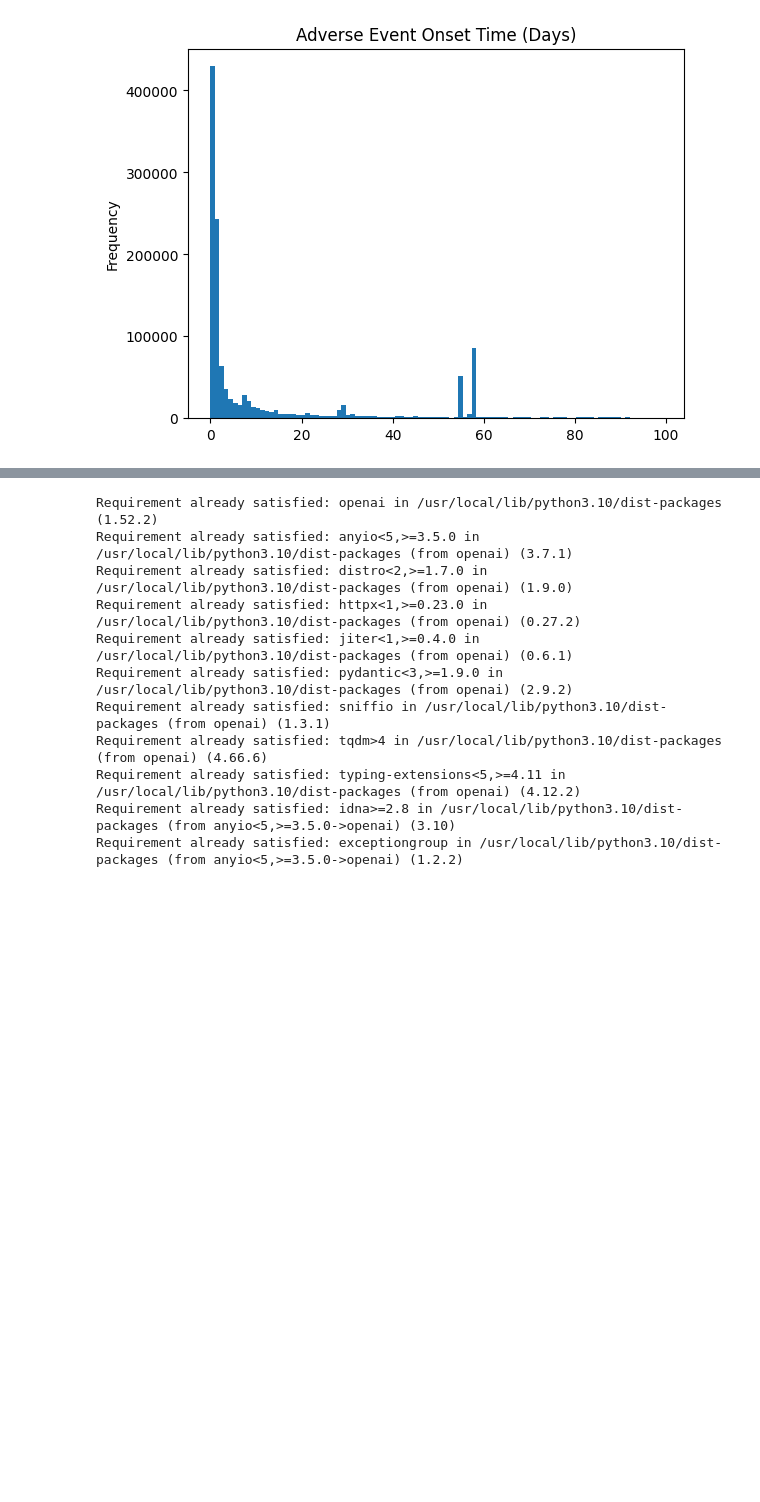
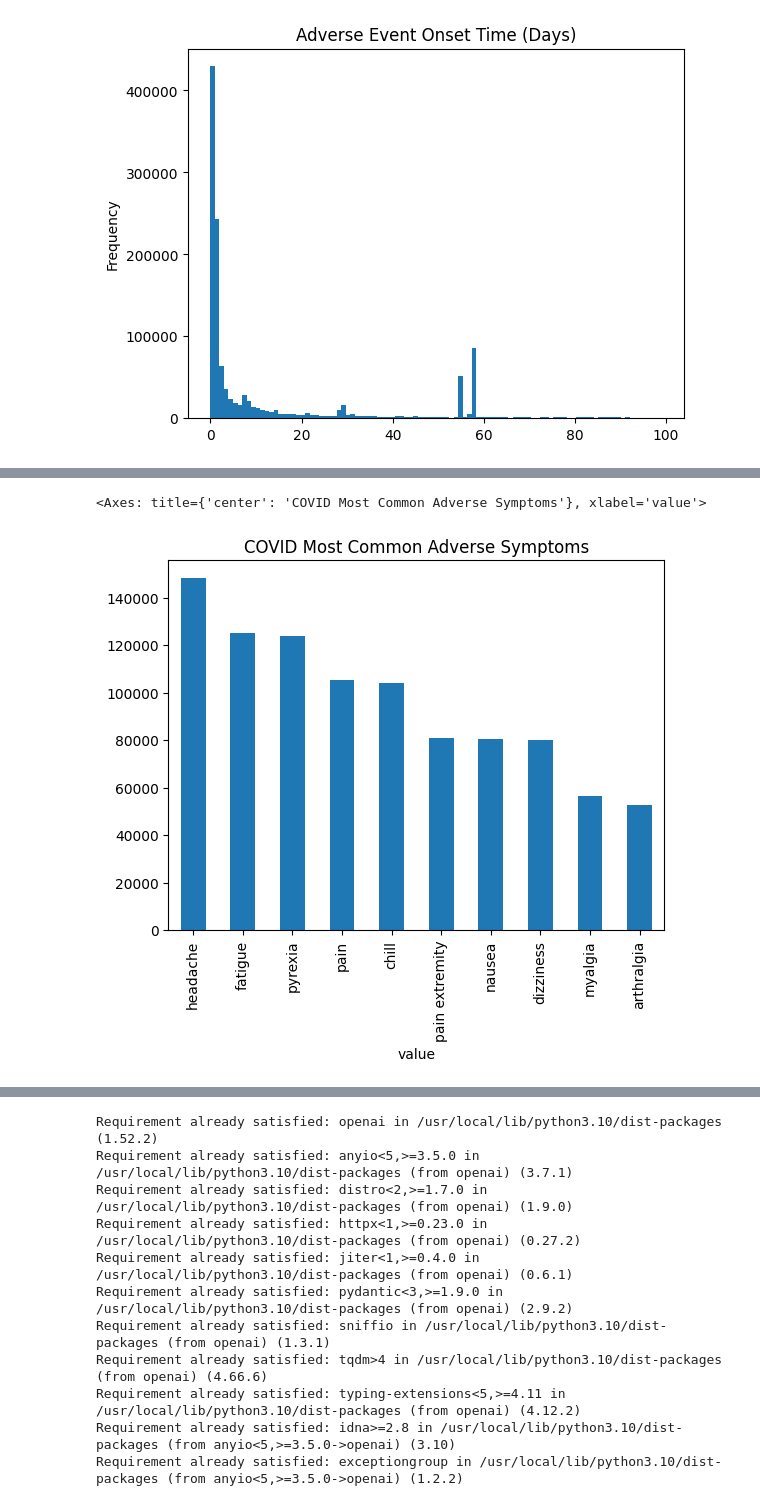
Before and after one commit to DanB1421/DATA606, a Jupyter notebook: VaxBots_Project.ipynb, the cells around one changed output, grey strips where cells are left out. Saved outputs shown, nothing was run; the diff lists cells and outputs as text; code cells hidden in the pictures; blank space fills up the shorter version.

```diff
--- a/VaxBots_Project.ipynb
+++ b/VaxBots_Project.ipynb
@@ -1363,7 +1740,6 @@ master_data.NUMDAYS.sort_values().plot(kind='hist', bins=100, title='Adverse Eve
 [figure]
 # %%
 master_data_covid = master_data[master_data["VAX_TYPE"]=="covid19"]
-master_data_covid.head()
 
-master_data_covid = master_data[master_data["VAX_TYPE"]=="covid19"]
-master_data_covid.head()
+
+master_data_varzos = master_data[master_data["VAX_TYPE"]=="varzos"]
@@ -1376,0 +1746,9 @@ master_data_covid.head()
+# %%
+covid_symptoms=master_data_covid.melt(value_vars=['SYMPTOM1', 'SYMPTOM2', 'SYMPTOM3', 'SYMPTOM4', 'SYMPTOM5'])
+
+covid_symptoms=covid_symptoms[covid_symptoms['value']!='none']
+
+covid_symptoms.value_counts(subset='value').head(10).plot(kind='bar', title='COVID Most Common Adverse Symptoms')
+# %% [output]
+<Axes: title={'center': 'COVID Most Common Adverse Symptoms'}, xlabel='value'>
+[figure, added]
```
Also changed, not shown: parts of 30 cells of this notebook.
